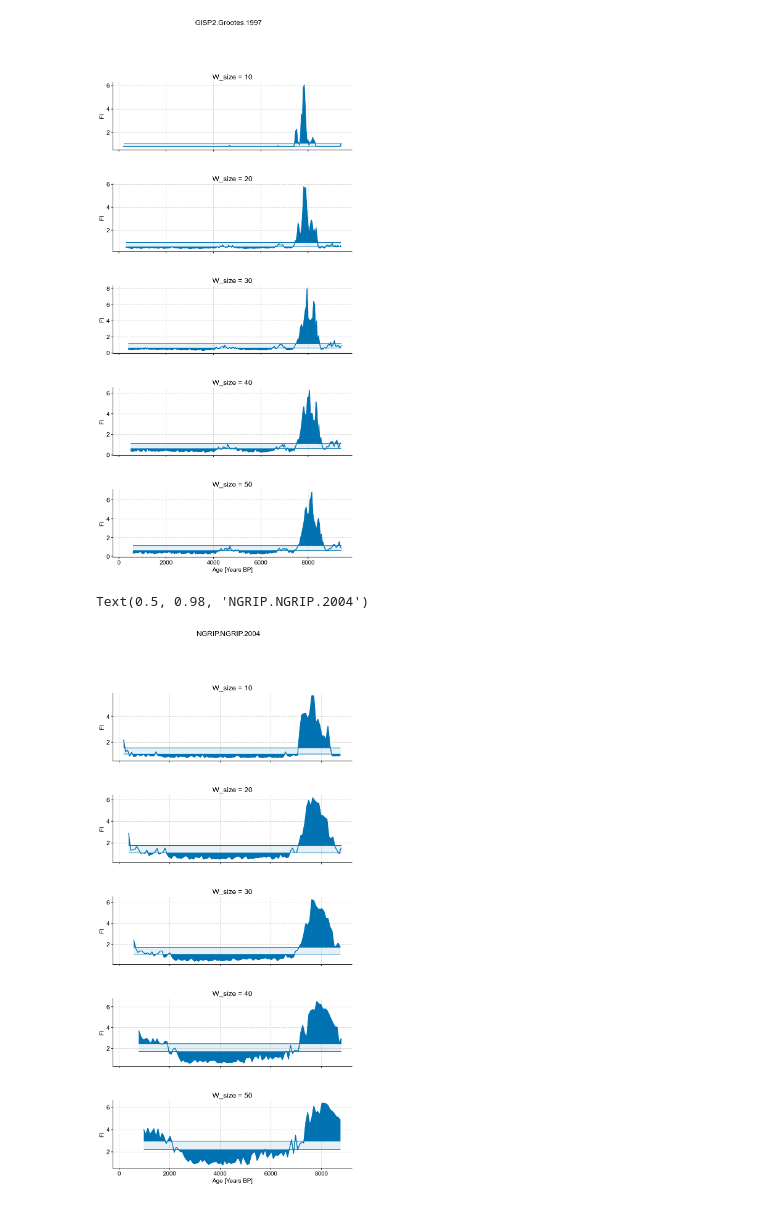
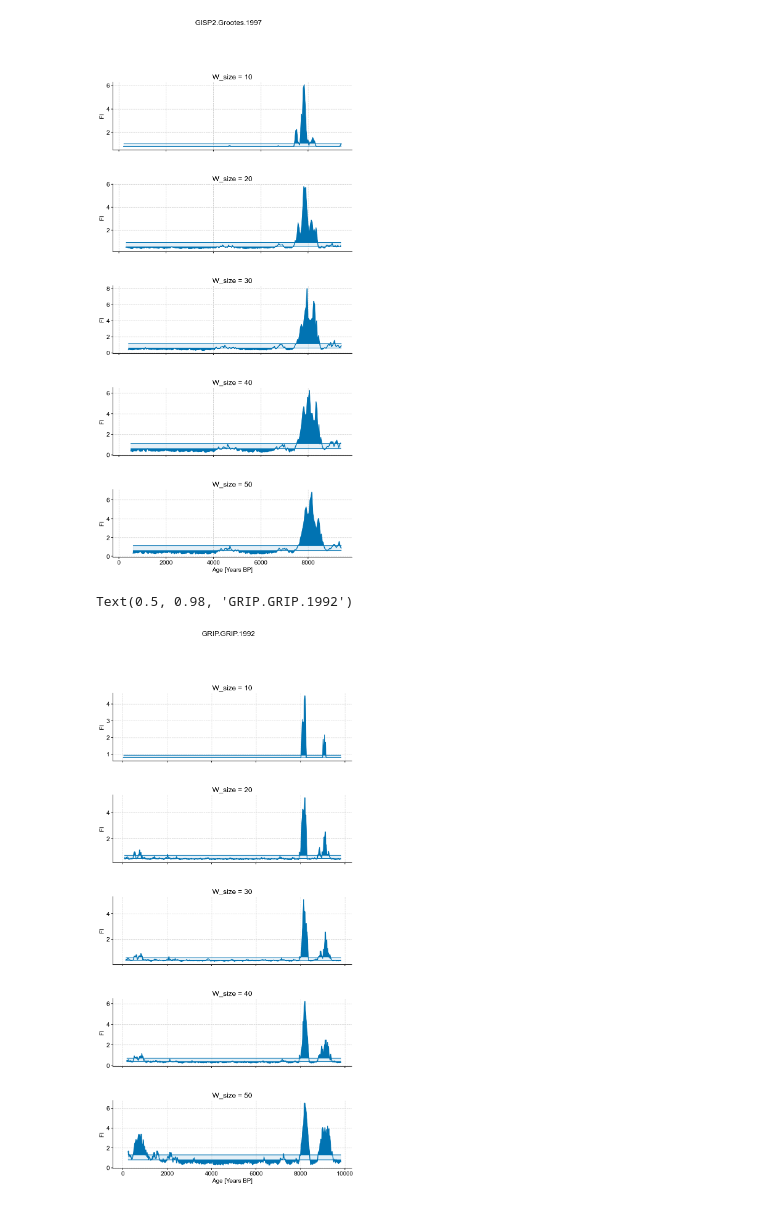
Before and after one commit to alexkjames/Detecting_Paleoclimate_Transitions_with_LERM, a Jupyter notebook: notebooks/Holocene_Ice_Window_Size.ipynb, the cells around one changed output. Drawn from its saved outputs; the diff is of its cells as text; code cells hidden in the pictures.

```diff
--- a/notebooks/Holocene_Ice_Window_Size.ipynb
+++ b/notebooks/Holocene_Ice_Window_Size.ipynb
@@ -86,7 +130,7 @@ for idx,series in enumerate(ms_ice.series_list):
     for w_size in tqdm(w_size_list):
         series_slice = series.slice((0,end_time))
         td = amt.TimeEmbeddedSeries(series.slice((0,end_time)),m)
-        eps = td.find_epsilon(1,.05,.01,verbose=False)
+        eps = td.find_epsilon(eps=1,target_density=.05,tolerance=.01,verbose=False)
         rm = eps['Output']
         lp = rm.laplacian_eigenmaps(w_size=w_size,w_incre=4)
 
@@ -103,5 +149,5 @@ Analyzing NGRIP.NGRIP.2004
 # %%
-name = list(index_dict.keys())[0]
+name = ms_list[0].label
 
 fig,ax = plt.subplots(nrows=len(lp_dict[name]),figsize=(10,4*len(w_size_list)),sharex=True)
 fig.subplots_adjust(hspace=.5)
@@ -120,5 +167,5 @@ KeyError: 'GRIP.Vinther.2006'
 # %%
-name = list(index_dict.keys())[1]
+name = ms_list[1].label
 
 fig,ax = plt.subplots(nrows=len(lp_dict[name]),figsize=(10,4*len(w_size_list)),sharex=True)
 fig.subplots_adjust(hspace=.5)
@@ -138,5 +185,5 @@ Text(0.5, 0.98, 'Renland.Johnsen.1992')
 # %%
-name = list(index_dict.keys())[2]
+name = ms_list[2].label
 
 fig,ax = plt.subplots(nrows=len(lp_dict[name]),figsize=(10,4*len(w_size_list)),sharex=True)
 fig.subplots_adjust(hspace=.5)
@@ -154,20 +201,20 @@ fig.suptitle(name)
 Text(0.5, 0.98, 'GISP2.Grootes.1997')
 [figure]
 # %%
-name = list(index_dict.keys())[3]
+name = ms_list[3].label
 
 fig,ax = plt.subplots(nrows=len(lp_dict[name]),figsize=(10,4*len(w_size_list)),sharex=True)
 fig.subplots_adjust(hspace=.5)
 axes = ax.ravel()
 
 for idx,series in tqdm(enumerate(lp_dict[name])):
     series.confidence_fill_plot(ax=axes[idx],title=f'W_size = {w_size_list[idx]}')
     axes[idx].set_ylabel('FI')
     if idx < len(axes)-1:
         axes[idx].set_xlabel('')
     axes[idx].get_legend().remove()
 
 fig.suptitle(name)
 # %% [output]
-Text(0.5, 0.98, 'NGRIP.NGRIP.2004')
+Text(0.5, 0.98, 'GRIP.GRIP.1992')
-[figure, old version]
+[figure, new version]
```
Also changed, not shown: parts of 11 cells of this notebook, 11 other files.
